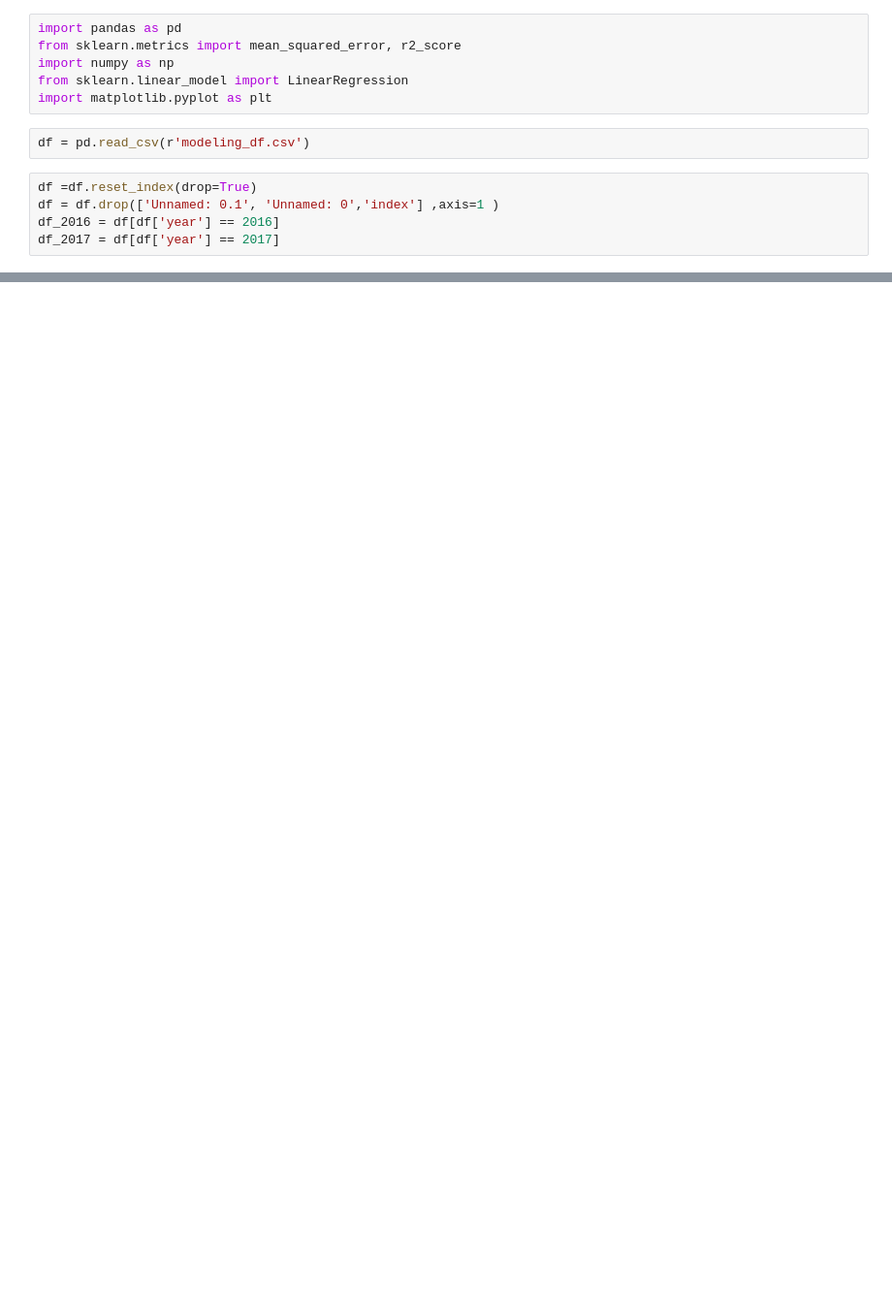
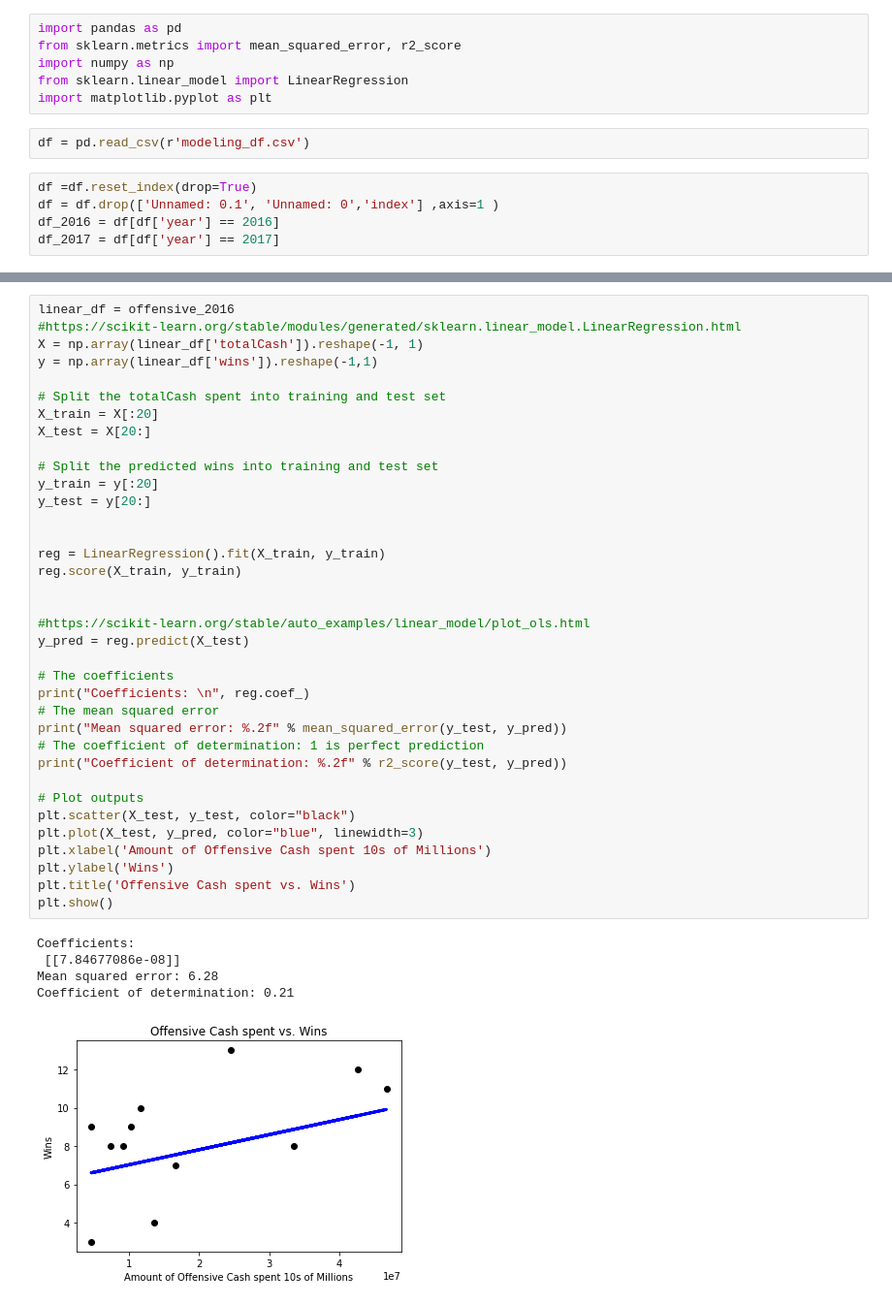
Before and after one commit to philDaprogrammer/487_Project, a Jupyter notebook: phase_2/Modeling.ipynb, the cells around one changed output, grey strips where cells are left out. Shown: that part at 97% size. Drawn from its saved outputs; the diff is of its cells as text; blank space fills up the shorter version.

```diff
--- a/phase_2/Modeling.ipynb
+++ b/phase_2/Modeling.ipynb
@@ -128 +98,43 @@ Coefficient of determination: 0.21
+# %%
+linear_df = offensive_2016
+#https://scikit-learn.org/stable/modules/generated/sklearn.linear_model.LinearRegression.html
+X = np.array(linear_df['totalCash']).reshape(-1, 1)
+y = np.array(linear_df['wins']).reshape(-1,1)
+
+# Split the totalCash spent into training and test set
+X_train = X[:20]
+X_test = X[20:]
+
+# Split the predicted wins into training and test set
+y_train = y[:20]
+y_test = y[20:]
+
+
+reg = LinearRegression().fit(X_train, y_train)
+reg.score(X_train, y_train)
+
+
+#https://scikit-learn.org/stable/auto_examples/linear_model/plot_ols.html
+y_pred = reg.predict(X_test)
+
+# The coefficients
+print("Coefficients: \n", reg.coef_)
+# The mean squared error
+print("Mean squared error: %.2f" % mean_squared_error(y_test, y_pred))
+# The coefficient of determination: 1 is perfect prediction
+print("Coefficient of determination: %.2f" % r2_score(y_test, y_pred))
+
+# Plot outputs
+plt.scatter(X_test, y_test, color="black")
+plt.plot(X_test, y_pred, color="blue", linewidth=3)
+plt.xlabel('Amount of Offensive Cash spent 10s of Millions')
+plt.ylabel('Wins')
+plt.title('Offensive Cash spent vs. Wins')
+plt.show()
+# %% [output]
+Coefficients:
+ [[7.84677086e-08]]
+Mean squared error: 6.28
+Coefficient of determination: 0.21
+[figure, added]
 # %%
```
Also changed, not shown: parts of 19 cells of this notebook.
